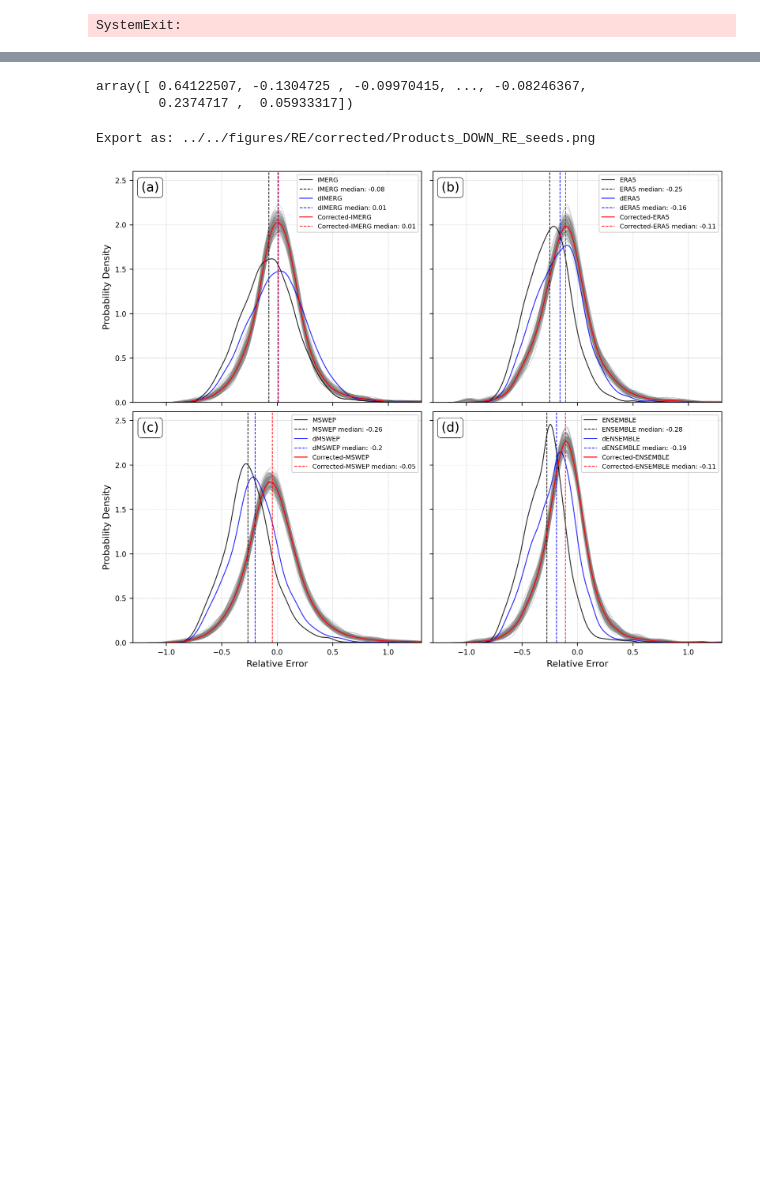
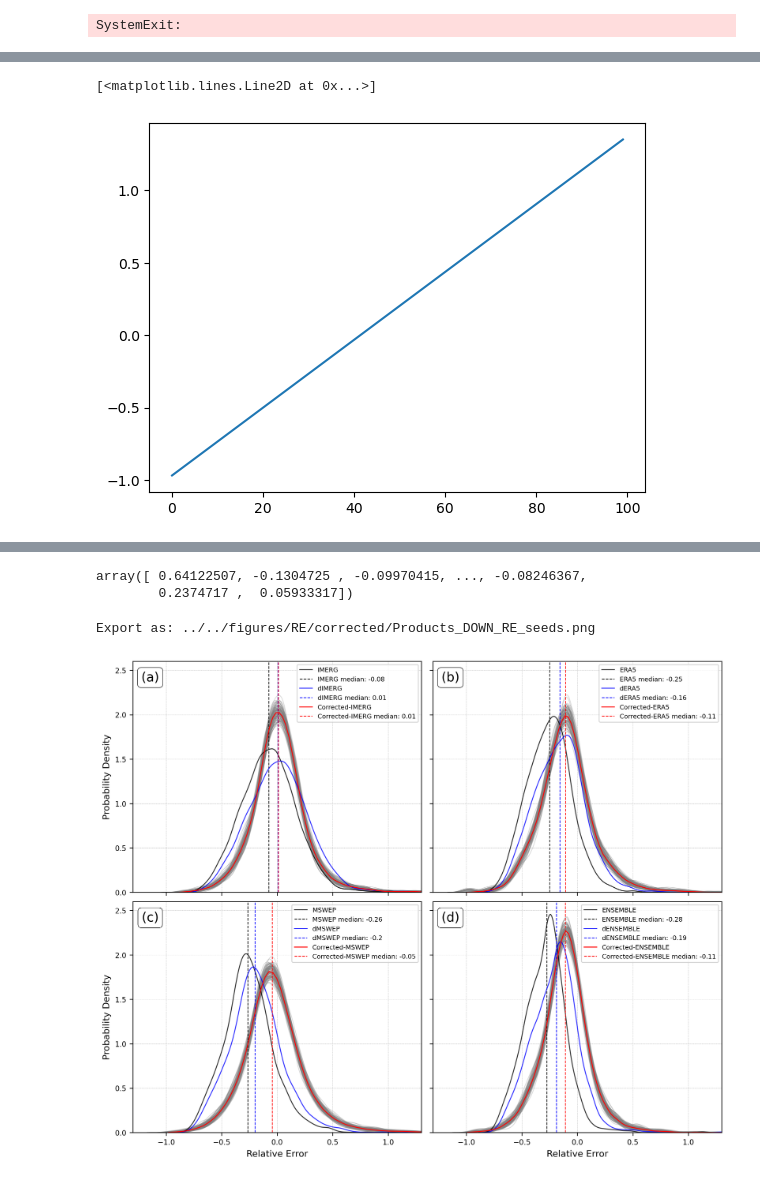
Before and after one commit to TeamExtremes/MEVD-downscaling, a Jupyter notebook: jupyter/Relative_Error/IIb_OBS_bias_all.ipynb, the cells around one changed output, grey strips where cells are left out. Drawn from its saved outputs; the diff is of its cells as text; code cells hidden in the pictures; blank space fills up the shorter version.

```diff
--- a/jupyter/Relative_Error/IIb_OBS_bias_all.ipynb
+++ b/jupyter/Relative_Error/IIb_OBS_bias_all.ipynb
@@ -130,0 +156,14 @@ SystemExit:
+# %%
+seed_files = glob.glob(os.path.join(dir_seeds, f'100_100_M1',f'RE_{product}_bias*.csv'))
+seed_files = sorted(seed_files)
+seed_len = len(seed_files)
+print(f'Files number: {seed_len}')
+
+RE_100_100 = None
+for nn in range(seed_len):
+    RE_data = pd.read_csv(seed_files[nn])
+    if RE_100_100 is None:
+        RE_100_100 = np.zeros([len(RE_data),seed_len])*np.nan
+    RE_100_100[:,nn] = np.array(RE_data['RE_SAT'].values)
+
+# RE_M1[np.isinf(RE_M1)] = np.nan
@@ -130,0 +402,5 @@ SystemExit:
+# %%
+plt.plot(x_grid)
+# %% [output]
+[<matplotlib.lines.Line2D at 0x...>]
+[figure, added]
```
Also changed, not shown: parts of 34 cells of this notebook, 5 other files.
